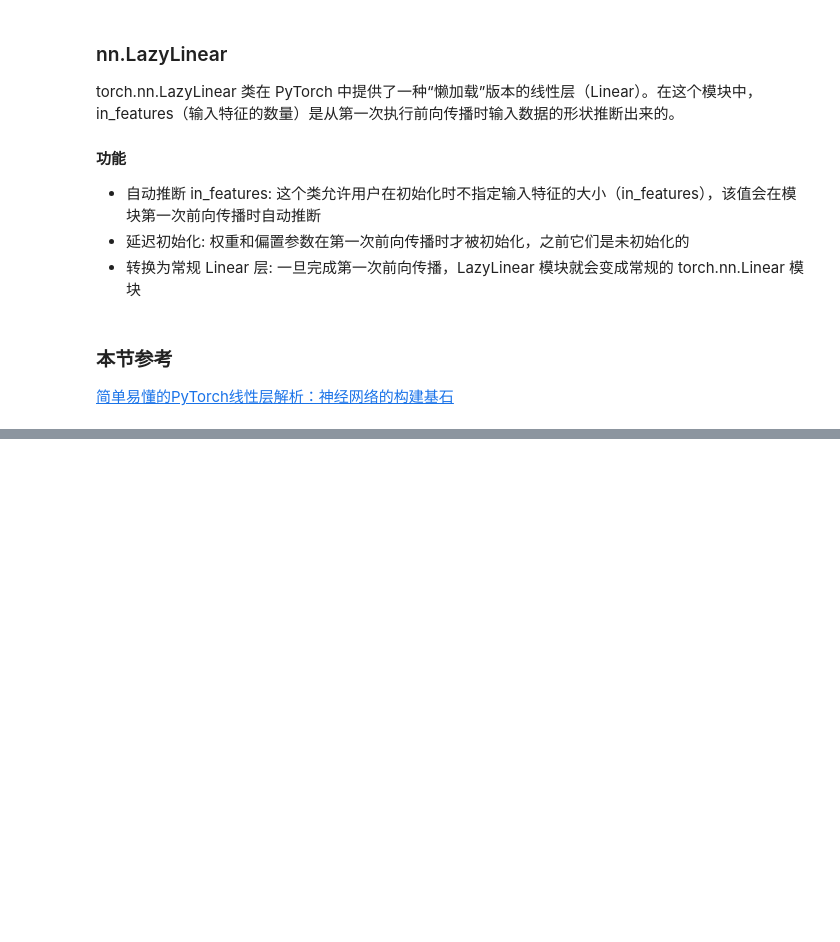
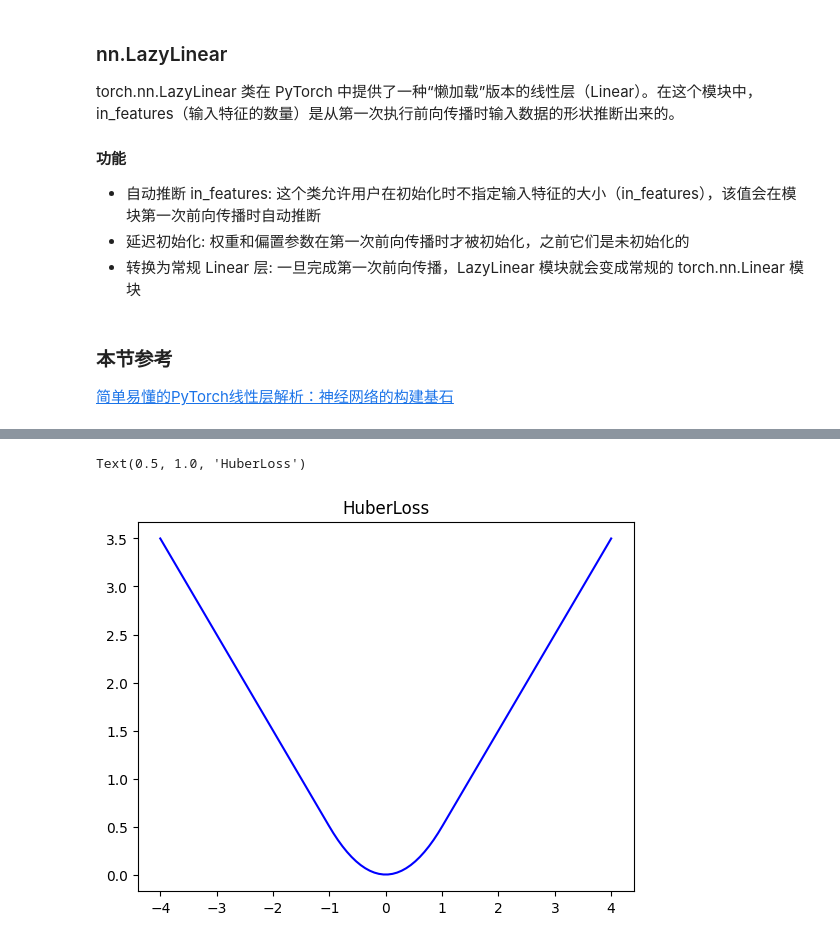
Before and after one commit to ZineSulphur/pytorch_learn, a Jupyter notebook: nn.ipynb, the cells around one changed output, grey strips where cells are left out. Drawn from its saved outputs; the diff is of its cells as text; code cells hidden in the pictures; blank space fills up the shorter version.

```diff
--- a/nn.ipynb
+++ b/nn.ipynb
@@ -1610,0 +1753,14 @@ Loss Functions中为pytorch提供的损失函数的实现。
+# %%
+import matplotlib.pyplot as plt
+import numpy as np
+
+x = np.linspace(-4,4,100)
+delta = 1.0
+y = np.array([0.5*((item-0)**2) if np.abs(item-0)<delta else delta*(np.abs(item-0)-0.5*delta) for item in x])
+# draw
+fig = plt.figure()
+plt.plot(x,y,color='blue')
+plt.title('HuberLoss')
+# %% [output]
+Text(0.5, 1.0, 'HuberLoss')
+[figure, added]
```
Also changed, not shown: parts of 11 cells of this notebook.
